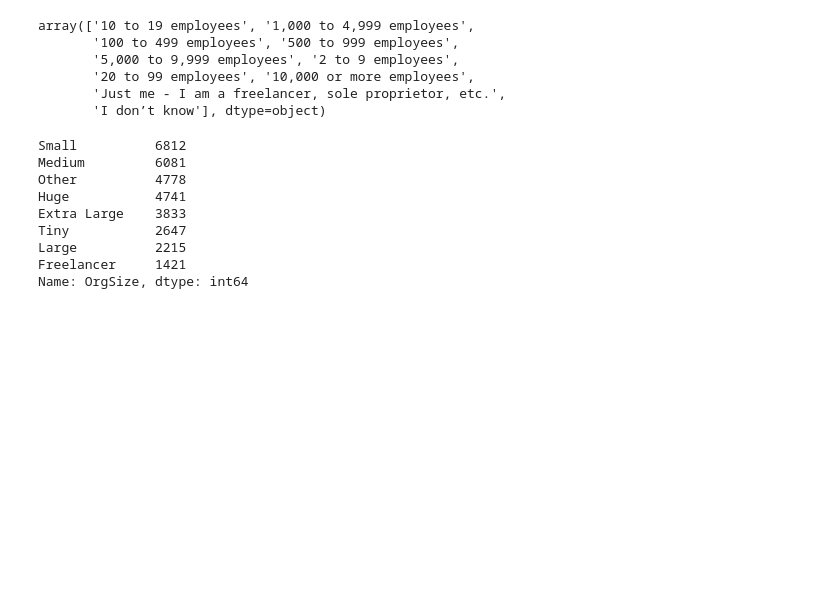
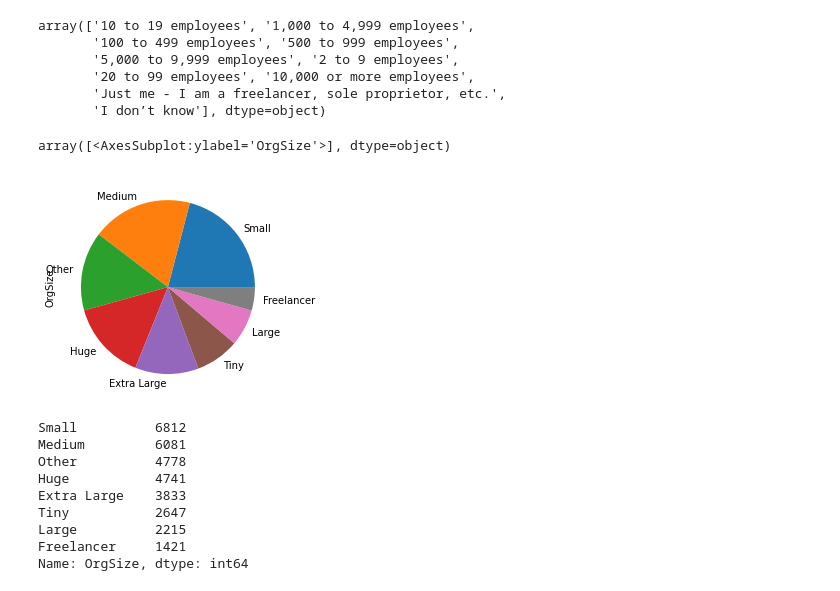
Before and after one commit to Aravindh-Muthuswamy/stackoverflowsalary2021, a Jupyter notebook: salaryprediction1.ipynb, the cells around one changed output. Drawn from its saved outputs; the diff is of its cells as text; code cells hidden in the pictures; blank space fills up the shorter version.

```diff
--- a/salaryprediction1.ipynb
+++ b/salaryprediction1.ipynb
@@ -417,6 +440,11 @@ def clean_org_size(x):
         return 'Other'
 # %%
 df['OrgSize'] = df['OrgSize'].apply(clean_org_size)
+# %%
+df['OrgSize'].value_counts().plot.pie(subplots=True)
+# %% [output]
+array([<AxesSubplot:ylabel='OrgSize'>], dtype=object)
+[figure, added]
 # %%
 df['OrgSize'].value_counts()
 # %% [output]
```
Also changed, not shown: parts of 7 cells of this notebook, 8 other files.
